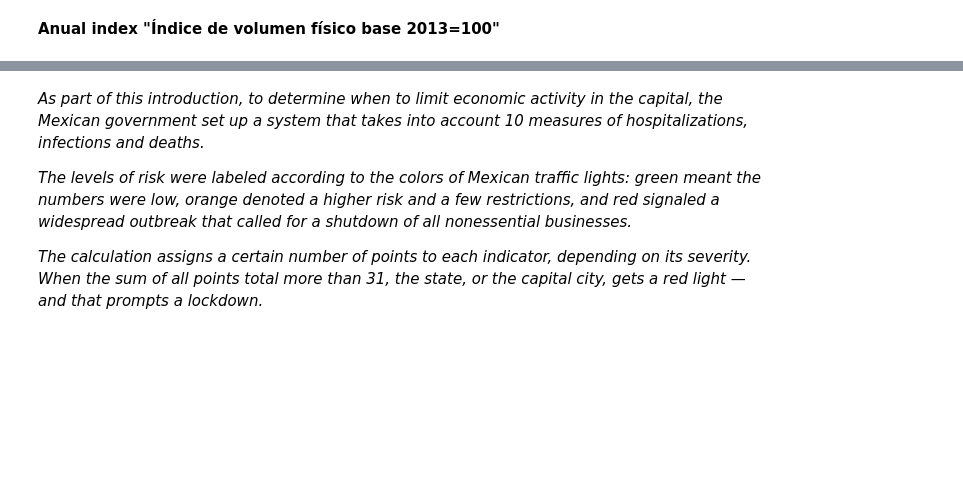
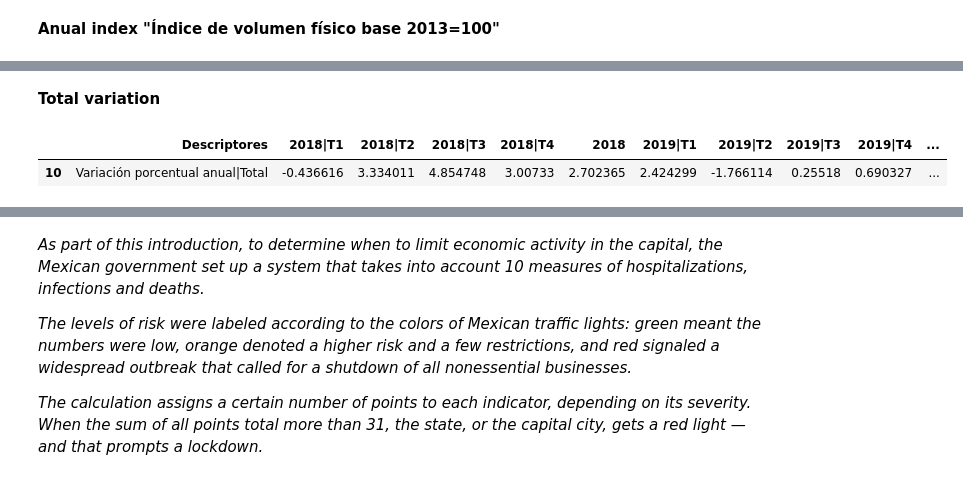
Before and after one commit to martinsingla/data-project, a Jupyter notebook: ec_activity.ipynb, the cells around one changed output, grey strips where cells are left out. Cells and saved outputs as stored; diff of their text form; code cells hidden in the pictures; blank space fills up the shorter version.

```diff
--- a/ec_activity.ipynb
+++ b/ec_activity.ipynb
@@ -143,0 +131,9 @@ variation_percentage
+# %% [markdown]
+**Total variation**
+# %%
+#Extract only row that cointains the total percentual variation
+var_tot = variation_percentage.loc[(variation_percentage['Descriptores'] == 'Variación porcentual anual|Total')]
+var_tot.head()
+# %% [output]
+|  | Descriptores | 2018|T1 | 2018|T2 | 2018|T3 | 2018|T4 | 2018 | 2019|T1 | 2019|T2 | 2019|T3 | 2019|T4 | ... |
+| 10 | Variación porcentual anual|Total | -0.436616 | 3.334011 | 4.854748 | 3.00733 | 2.702365 | 2.424299 | -1.766114 | 0.25518 | 0.690327 | ... |
```
Also changed, not shown: parts of 19 cells of this notebook.
